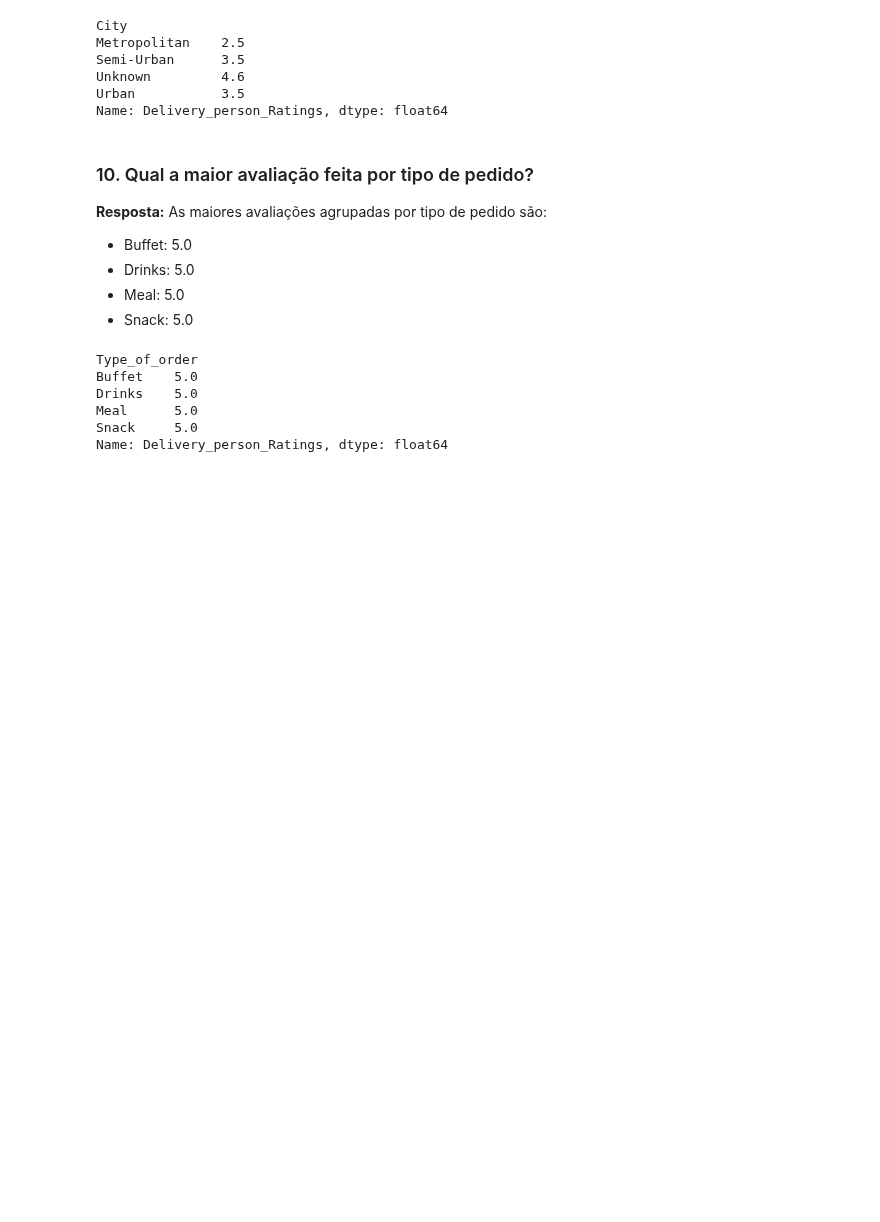
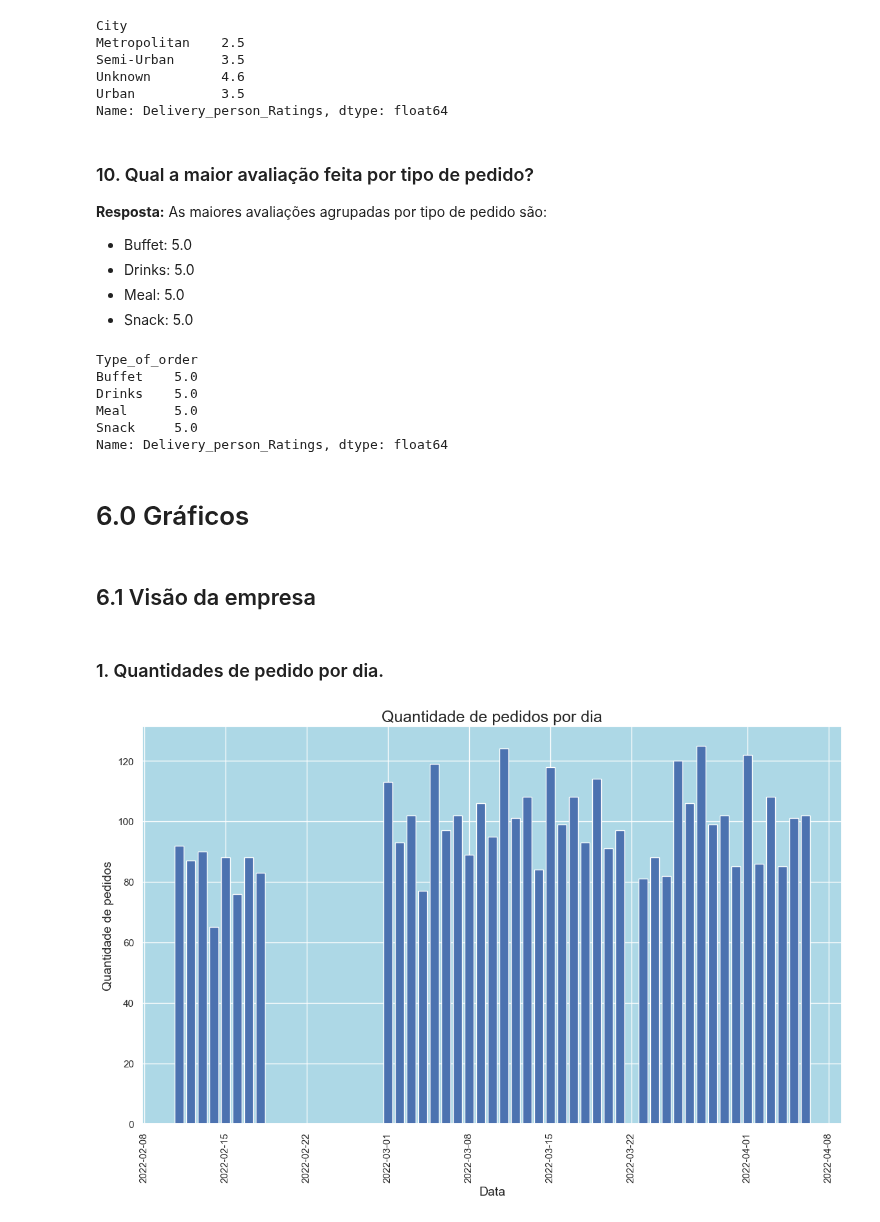
Before and after one commit to luc457x/CDS-PA, a Jupyter notebook: notebook.ipynb, the cells around one changed output. Drawn from its saved outputs; the diff is of its cells as text; code cells hidden in the pictures; blank space fills up the shorter version.

Commit message:
started: gráficos visão da empresa

```diff
--- a/notebook.ipynb
+++ b/notebook.ipynb
@@ -862,0 +842,32 @@ if 'outputs' in resources:
+# %% [markdown]
+# 6.0 Gráficos
+# %% [markdown]
+## 6.1 Visão da empresa
+# %%
+# Customização dos gráficos
+# Tema do seaborn
+sns.set_theme(style="darkgrid")
+# Background azul claro para os axes
+plt.rcParams['axes.facecolor'] = '#add8e6'
+# Tamanho de fontes
+plt.rcParams['axes.titlesize'] = 18
+plt.rcParams['axes.labelsize'] = 14
+# %% [markdown]
+### 1. Quantidades de pedido por dia.
+# %%
+# Seleção de colunas
+cols = ["ID", "Time_Ordered"]
+# Seleção de linhas
+df_aux = df_clear[cols].groupby("Time_Ordered").count().reset_index()
+df_aux["Time_Ordered"] = pd.to_datetime(df_aux["Time_Ordered"]).dt.date
+df_aux = df_aux.pivot_table(index='Time_Ordered', aggfunc='sum').reset_index()
+# Desenhar gráfico de linhas
+plt.figure(figsize=(14, 8))
+plt.title("Quantidade de pedidos por dia")
+plt.xticks(rotation=90)
+plt.xlabel("Data")
+plt.ylabel("Quantidade de pedidos")
+fig = plt.bar(df_aux["Time_Ordered"], df_aux["ID"])
+plt.show()
+# %% [output]
+[figure, added]
```
Also changed, not shown: parts of 4 cells of this notebook, 3 other files.
